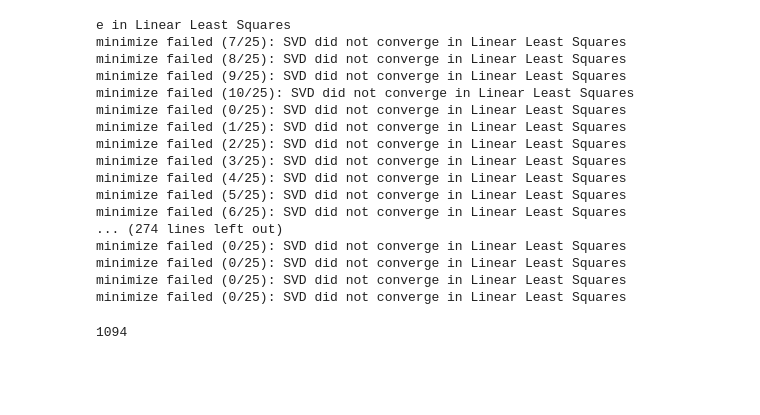
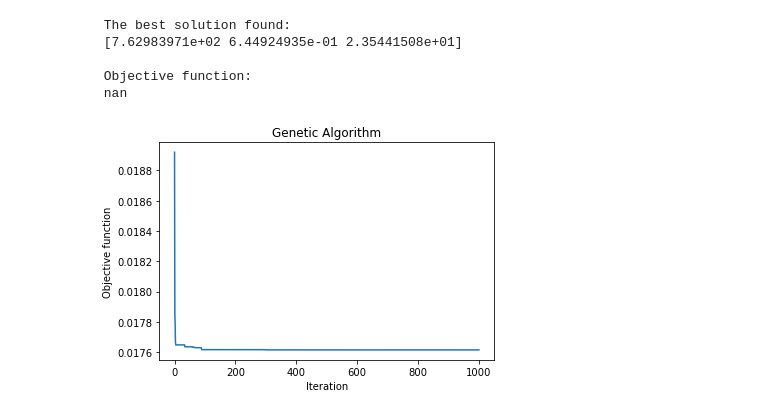
Before and after one commit to niveshigovind/LPPLS, a Jupyter notebook: nb.ipynb, the cells around one changed output. Saved outputs shown, nothing was run; the diff lists cells and outputs as text; code cells hidden in the pictures; blank space fills up the shorter version.

```diff
--- a/nb.ipynb
+++ b/nb.ipynb
@@ -250,41 +288,0 @@ fit(log_price[-600:])
-# %%
-sols = []
-time_windows = np.linspace(1100,30,1170,dtype=int)
-for dt in time_windows:
-    sols.append(fit(log_price[-dt:]))
-
-dt_max = get_dt_max(sols, time_windows)
-# %% [output]
-e in Linear Least Squares
-minimize failed (7/25): SVD did not converge in Linear Least Squares
-minimize failed (8/25): SVD did not converge in Linear Least Squares
-minimize failed (9/25): SVD did not converge in Linear Least Squares
-minimize failed (10/25): SVD did not converge in Linear Least Squares
-minimize failed (0/25): SVD did not converge in Linear Least Squares
-minimize failed (1/25): SVD did not converge in Linear Least Squares
-minimize failed (2/25): SVD did not converge in Linear Least Squares
-minimize failed (3/25): SVD did not converge in Linear Least Squares
-minimize failed (4/25): SVD did not converge in Linear Least Squares
-minimize failed (5/25): SVD did not converge in Linear Least Squares
-minimize failed (6/25): SVD did not converge in Linear Least Squares
-... (274 lines left out)
-minimize failed (0/25): SVD did not converge in Linear Least Squares
-minimize failed (0/25): SVD did not converge in Linear Least Squares
-minimize failed (0/25): SVD did not converge in Linear Least Squares
-minimize failed (0/25): SVD did not converge in Linear Least Squares
-# %%
-dt_max
-# %% [output]
-1094
-# %%
-beta = 0.44
-omega = 6.5
-C1 = - 0.0001
-C2 = 0.0005
-A = 1.8259
-B = - 0.0094
-tc = 1194
-log_price = LPPL(np.arange(800), A, B, C1, C2, beta, omega, tc)
-tc, beta, omega, A, B, C1, C2 = fit(log_price, 25)
-plt.plot(LPPL(np.arange(len(log_price)), A, B, C1, C2, beta, omega, tc))
-plt.plot(log_price)
@@ -293,2 +288,0 @@ sol=fit(log_price, 25)
-# %%
-tc, beta, omega, A, B, C1, C2=sol
@@ -296,0 +289,35 @@ func_restricted(np.array([tc,beta,omega]), log_price)
+# %%
+def func(x, log_price):
+    '''
+    finds the least square difference
+    '''
+    tc = x[0]
+    beta = x[1]
+    omega = x[2]
+
+    # print('shape: {}'.format(obs.shape))
+    fit = fit_ABC(beta, omega, tc, log_price)
+
+    t = np.arange(len(log_price))
+    return np.sum(LPPL(t=t, A=fit['A'], B=fit['B'], C1=fit['C1'], C2=fit['C2'], beta=beta, omega=omega, tc=tc)-log_price)**2
+# %%
+
+varbound=np.array([[600,1000],[0,1],[0,25]])
+
+model=ga(function=lambda x: func(x,log_price),dimension=3,variable_type='real',variable_boundaries=varbound, algorithm_parameters={'max_num_iteration': 1000,\
+                                       'population_size':100,\
+                                       'mutation_probability':0.5,\
+                                       'elit_ratio': 0.01,\
+                                       'crossover_probability': 0.5,\
+                                       'parents_portion': 0.3,\
+                                       'crossover_type':'uniform',\
+                                       'max_iteration_without_improv':1000})
+
+model.run()
+# %% [output]
+ The best solution found:
+ [7.62983971e+02 6.44924935e-01 2.35441508e+01]
+
+ Objective function:
+ nan
+[figure, added]
```
Also changed, not shown: parts of 16 cells of this notebook.
